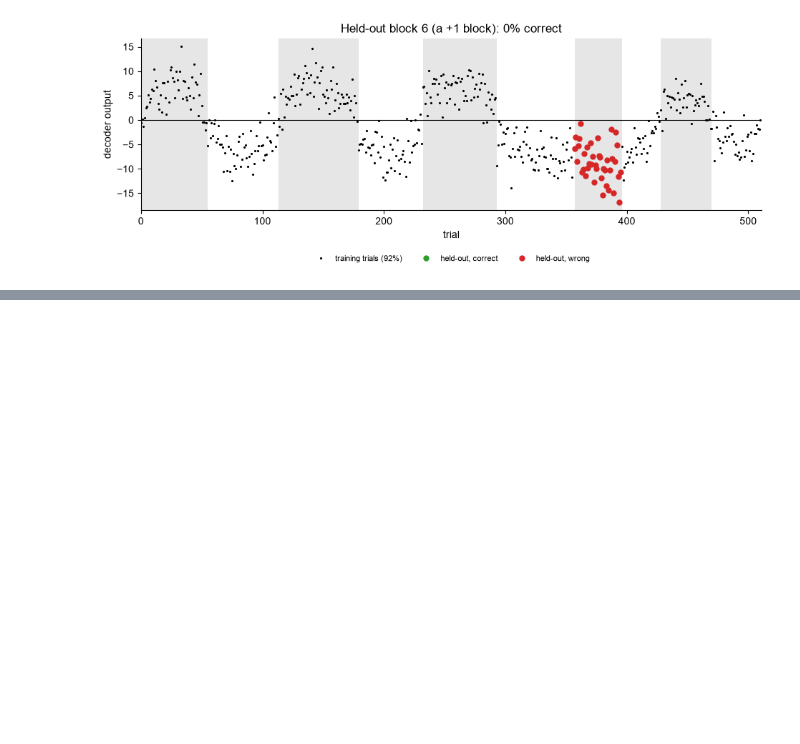
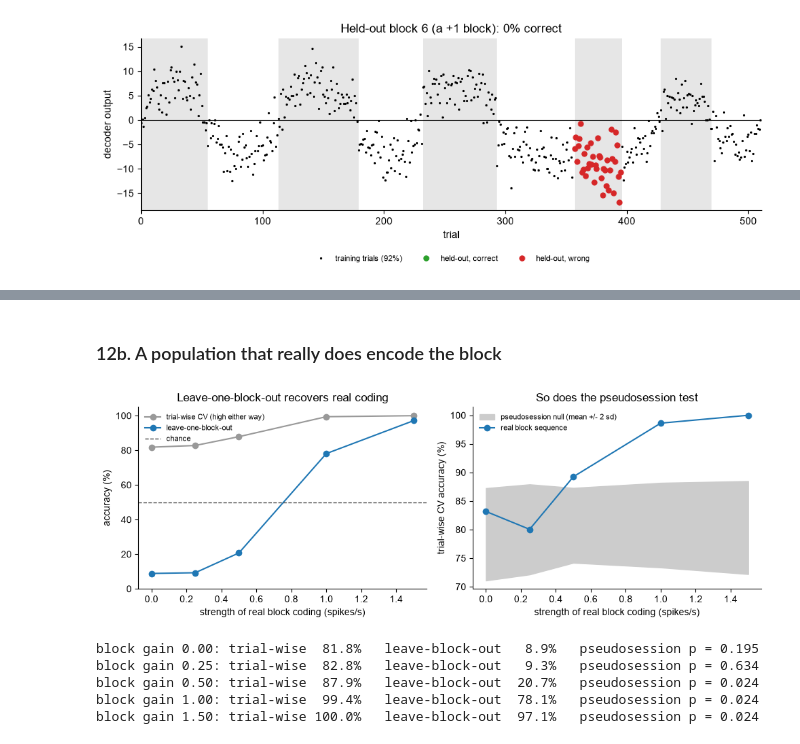
Before and after one commit to SteinmetzLab/GoodAnalysisPractice, a Jupyter notebook: nb4_walkthrough/notebook4_walkthrough.ipynb, the cells around one changed output, grey strips where cells are left out. Drawn from its saved outputs; the diff is of its cells as text; code cells hidden in the pictures; blank space fills up the shorter version.

```diff
--- a/nb4_walkthrough/notebook4_walkthrough.ipynb
+++ b/nb4_walkthrough/notebook4_walkthrough.ipynb
@@ -603,10 +685,14 @@ real          : 81.4%    p = 0.45
 # %%
-# Hold out every trial of one block at a time, so no trial from the held-out
-# block -- and none of its slow fluctuation state -- is in the training set.
+def blockout_cv(X, y, ids):
+    """Leave-one-block-out CV: hold out every trial of one block at a time, so no
+    trial from the held-out block -- and none of its slow fluctuation state -- is
+    in the training set. Returns one accuracy per held-out block."""
+    return np.array([LinearDiscriminantAnalysis().fit(X[ids != b], y[ids != b])
+                     .score(X[ids == b], y[ids == b]) for b in np.unique(ids)])
+
+
 blocks = np.unique(block_ids)
-acc_blockout = np.array([
-    LinearDiscriminantAnalysis().fit(X[block_ids != b], y[block_ids != b])
-    .score(X[block_ids == b], y[block_ids == b]) for b in blocks])
+acc_blockout = blockout_cv(X, y, block_ids)
 
 fig, ax = plt.subplots(figsize=(6.5, 3.4))
 ax.bar(blocks, acc_blockout * 100,
@@ -644,0 +806,50 @@ plt.tight_layout(); plt.show()
+# %% [markdown]
+### 12b. A population that really does encode the block
+# %%
+BLOCK_GAINS = [0.0, 0.25, 0.5, 1.0, 1.5]      # spikes/s per unit block value
+N_PSEUDO_SWEEP = 40
+
+tw, bo, real_acc, null_mean, null_sd, pp = [], [], [], [], [], []
+for gain in BLOCK_GAINS:
+    rb = np.random.default_rng(202)
+    Xb = simulate(rb, block_gain=gain).T
+    tw.append(trialwise_cv(Xb, y))
+    bo.append(blockout_cv(Xb, y, block_ids).mean())
+    null = np.array([trialwise_cv(Xb, make_blocks(rb, n_trials=n_trials)[0], folds=5)
+                     for _ in range(N_PSEUDO_SWEEP)])
+    real = trialwise_cv(Xb, y, folds=5)
+    real_acc.append(real); null_mean.append(null.mean()); null_sd.append(null.std())
+    pp.append((np.sum(null >= real) + 1) / (N_PSEUDO_SWEEP + 1))
+
+null_mean, null_sd = np.array(null_mean), np.array(null_sd)
+fig, axes = plt.subplots(1, 2, figsize=(10, 3.6))
+axes[0].plot(BLOCK_GAINS, np.array(tw) * 100, 'o-', color='0.6',
+             label='trial-wise CV (high either way)')
+axes[0].plot(BLOCK_GAINS, np.array(bo) * 100, 'o-', color='tab:blue',
+             label='leave-one-block-out')
+axes[0].axhline(50, color='0.3', ls='--', lw=1, label='chance')
+axes[0].set_ylim(0, 105); axes[0].set_ylabel('accuracy (%)')
+axes[0].set_title('Leave-one-block-out recovers real coding')
+# the pseudosession test: does the real accuracy leave its own null band?
+axes[1].fill_between(BLOCK_GAINS, (null_mean - 2 * null_sd) * 100,
+                     (null_mean + 2 * null_sd) * 100, color='0.8',
+                     label='pseudosession null (mean +/- 2 sd)')
+axes[1].plot(BLOCK_GAINS, np.array(real_acc) * 100, 'o-', color='tab:blue',
+             label='real block sequence')
+axes[1].set_ylabel('trial-wise CV accuracy (%)')
+axes[1].set_title('So does the pseudosession test')
+for ax in axes:
+    ax.set_xlabel('strength of real block coding (spikes/s)')
+    ax.legend(frameon=False, fontsize=8, loc='upper left')
+plt.tight_layout(); plt.show()
+
+for g, a, b, p in zip(BLOCK_GAINS, tw, bo, pp):
+    print(f'block gain {g:4.2f}: trial-wise {a*100:5.1f}%   leave-block-out {b*100:5.1f}%   '
+          f'pseudosession p = {p:.3f}')
+# %% [output]
+[figure, added]
+block gain 0.00: trial-wise  81.8%   leave-block-out   8.9%   pseudosession p = 0.195
+block gain 0.25: trial-wise  82.8%   leave-block-out   9.3%   pseudosession p = 0.634
+block gain 0.50: trial-wise  87.9%   leave-block-out  20.7%   pseudosession p = 0.024
+block gain 1.00: trial-wise  99.4%   leave-block-out  78.1%   pseudosession p = 0.024
+block gain 1.50: trial-wise 100.0%   leave-block-out  97.1%   pseudosession p = 0.024
```
Also changed, not shown: parts of 18 cells of this notebook, 3 other files.
